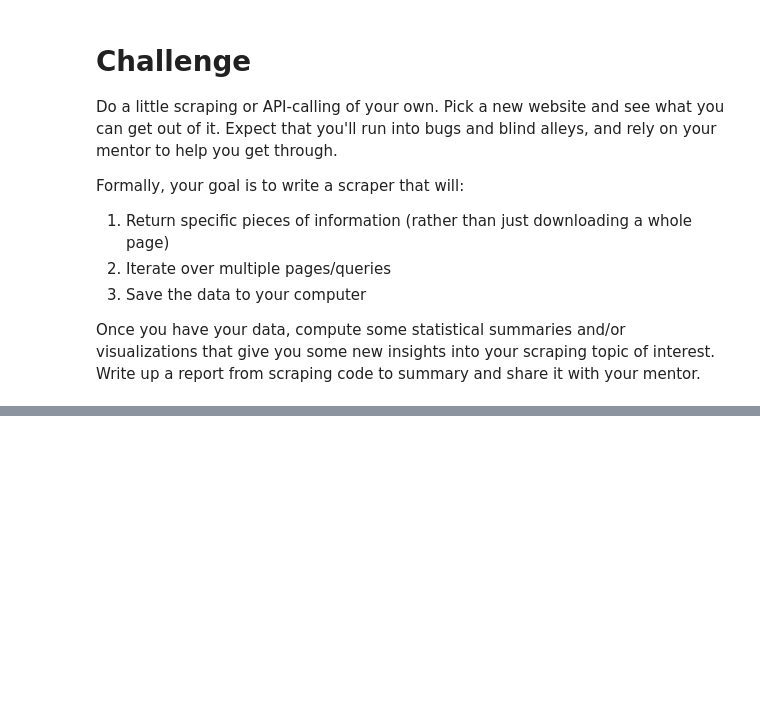
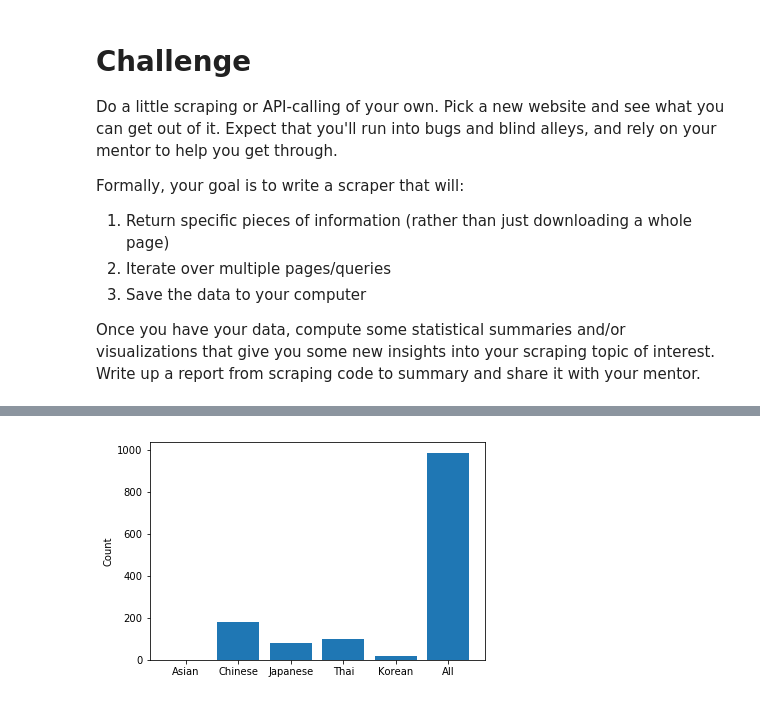
Before and after one commit to gurkpet/Thinkful-Lessons, a Jupyter notebook: Thinkful 5.2/5.2.4+APIs.ipynb, the cells around one changed output, grey strips where cells are left out. Saved outputs shown, nothing was run; the diff lists cells and outputs as text; code cells hidden in the pictures; blank space fills up the shorter version.

Commit message:
Comparing Asian Restaurants on Yelp

```diff
--- a/Thinkful 5.2/5.2.4+APIs.ipynb
+++ b/Thinkful 5.2/5.2.4+APIs.ipynb
@@ -102,0 +108,22 @@ Yelpdata[Yelpdata.raw_review_count == Yelpdata.raw_review_count.max()]
+# %%
+Chineserestaurantsnum = len(Yelpdata[Yelpdata.category_list.apply(lambda x : 'Chinese' in x)])
+Japaneserestaurantsnum = len(Yelpdata[Yelpdata.category_list.apply(lambda x : 'Japanese' in x)])
+Thairestaurantsnum = len(Yelpdata[Yelpdata.category_list.apply(lambda x : 'Thai' in x)])
+Koreanrestaurantsnum = len(Yelpdata[Yelpdata.category_list.apply(lambda x : 'Korean' in x)])
+Asianrestaurantsnum = len(Yelpdata[Yelpdata.category_list.apply(lambda x : 'Asian' in x)])
+
+names = ['Asian','Chinese','Japanese','Thai','Korean', 'All']
+data = [Asianrestaurantsnum,
+        Chineserestaurantsnum,
+        Japaneserestaurantsnum,
+        Thairestaurantsnum,
+        Koreanrestaurantsnum,
+        len(Yelpdata)]
+
+y_pos = np.arange(len(data))
+plt.bar(y_pos, data, align='center')
+plt.xticks(y_pos, names)
+plt.ylabel('Count')
+plt.show()
+# %% [output]
+[figure, added]
```
Also changed, not shown: parts of 8 cells of this notebook.
